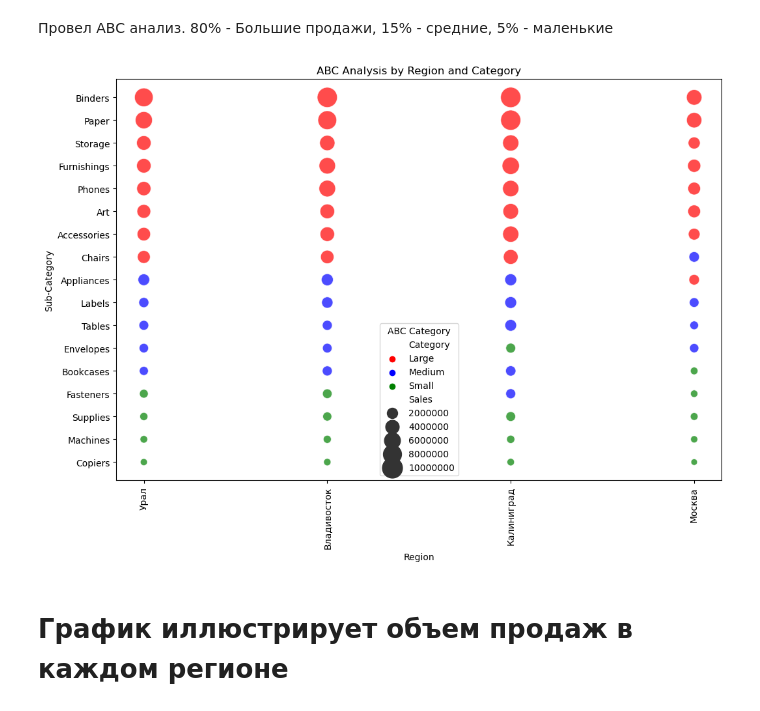
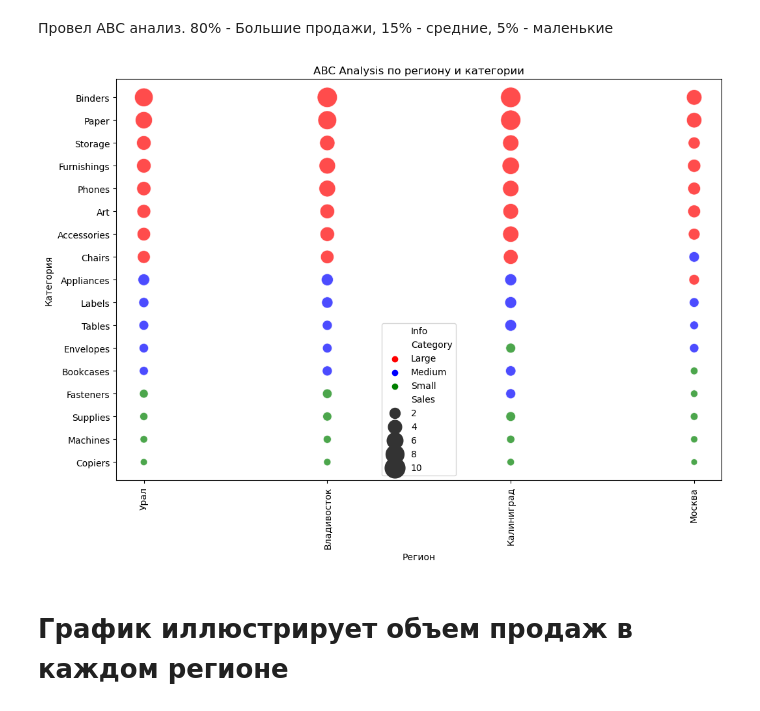
Before and after one commit to Komarov-Dmitry/test_avangard, a Jupyter notebook: test_avangard.ipynb, the cells around one changed output. Saved outputs shown, nothing was run; the diff lists cells and outputs as text; code cells hidden in the pictures.

```diff
--- a/test_avangard.ipynb
+++ b/test_avangard.ipynb
@@ -376,32 +376,32 @@ def abc_analysis(df, region):
 # %%
 region_sales = filtered_sales.groupby(['Region', 'Sub-Category'])['Sales'].sum().reset_index()
 
 # Применяем анализ для каждого региона
 regions = filtered_sales['Region'].unique()
 abc_results = pd.concat([abc_analysis(region_sales, region) for region in regions])
+abc_results['Sales'] = abc_results['Sales'].apply(lambda x: x / 1_000_000) # перевод в млн
 
-# Рисуем scatterplot
 plt.figure(figsize=(12, 8))
 
 sns.scatterplot(
     data=abc_results,
     x='Region',
     y='Sub-Category',
     hue='Category',
     size='Sales',
     sizes=(50, 500),
     palette={'Large': 'red', 'Medium': 'blue', 'Small': 'green'},
     alpha=0.7
 )
 
-plt.title('ABC Analysis by Region and Category')
-plt.xlabel('Region')
-plt.ylabel('Sub-Category')
+plt.title('ABC Analysis по региону и категории')
+plt.xlabel('Регион')
+plt.ylabel('Категория')
 plt.xticks(rotation=90)
-plt.legend(title="ABC Category")
+plt.legend(title="Info")
 plt.show()
 # %% [output]
-[figure, old version]
+[figure, new version]
 # %% [markdown]
 # **График иллюстрирует объем продаж в каждом регионе**
 # %%
```
Also changed, not shown: parts of 1 cell of this notebook.
